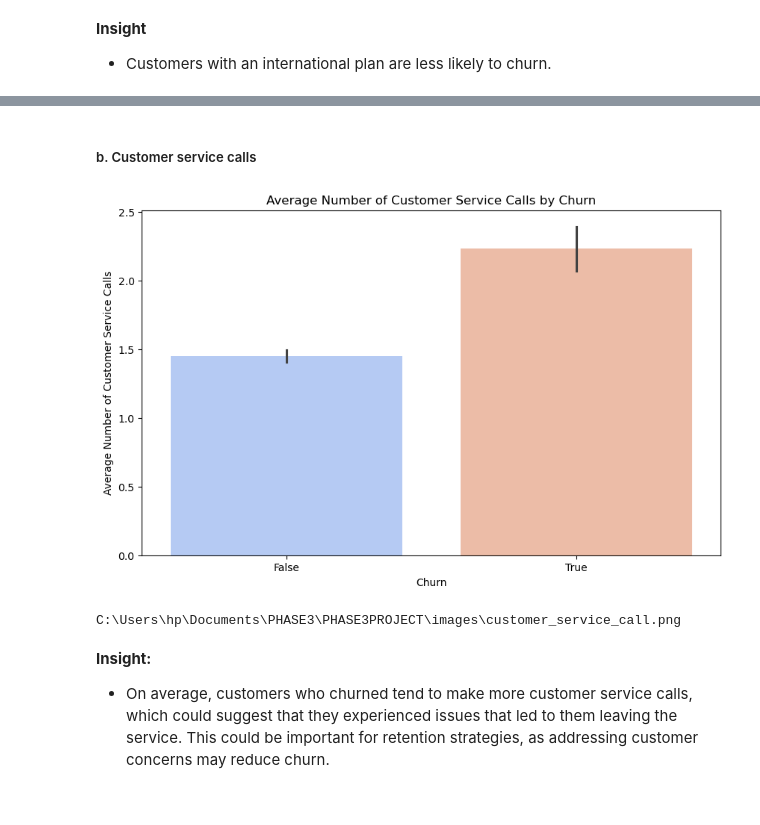
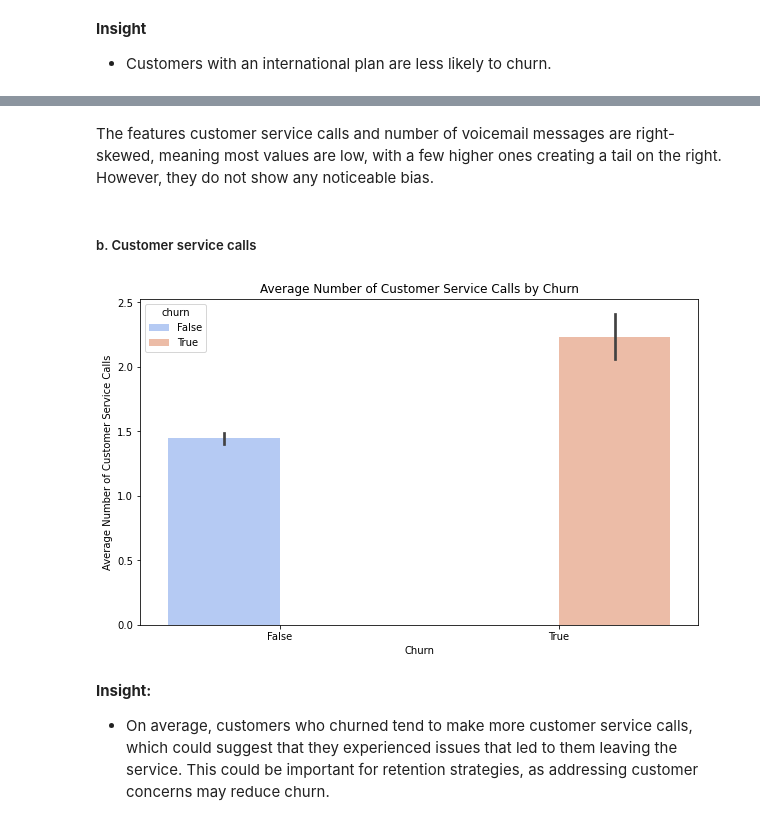
Before and after one commit to jane632/Churn-Prediction, a Jupyter notebook: churn_analysis.ipynb, the cells around one changed output, grey strips where cells are left out. Drawn from its saved outputs; the diff is of its cells as text; code cells hidden in the pictures.

```diff
--- a/churn_analysis.ipynb
+++ b/churn_analysis.ipynb
@@ -184,4 +199,5 @@ churn_analysis_df.describe()
 # %%
 #Dropping irrelevant columns
 #Dropping the 'phone number' column
-churn_analysis_df= churn_analysis_df.drop("phone number", axis=1)
+data = data.drop('phone number', axis = 1)
+data
@@ -267,4 +242,5 @@ Name: count, dtype: int64
 # %%
+
 # Mapping of state abbreviations to full state names
 state_in_full = {
     'WV': 'West Virginia',
@@ -321,10 +297,10 @@ state_in_full = {
 }
 
 # state abbreviations with full names in the dataset
-churn_analysis_df2['state'] = churn_analysis_df2['state'].replace(state_in_full)
+data['state'] = data['state'].replace(state_in_full)
 
 # Checking for the changes
-print(churn_analysis_df2[['state']].head())
+print(data[['state']].head())
 # %% [output]
         state
 0      Kansas
@@ -591,0 +432,2 @@ C:\Users\hp\Documents\PHASE3\PHASE3PROJECT\images\total_charges_churn_rate.png
+# %%
+data['area code'] = data['area code'].astype('category')
@@ -592,29 +462,25 @@ C:\Users\hp\Documents\PHASE3\PHASE3PROJECT\images\total_charges_churn_rate.png
+# %% [markdown]
+The features customer service calls and number of voicemail messages are right-skewed, meaning most values are low, with a few higher ones creating a tail on the right. However, they do not show any noticeable bias.
 # %% [markdown]
 ##### b. Customer service calls
 # %%
-def visualize_churn_relationship(data, feature, title, ylabel, save_as):
+def visualize_churn_relationship(data, feature, title, ylabel):
     #visualize the churn relationshikp
     plt.figure(figsize=(10, 6))
-    sns.barplot(x='churn', y=feature, data=data, estimator=np.mean, palette='coolwarm', legend = False,hue = 'churn')
+    sns.barplot(x='churn', y=feature, data=data, estimator=np.mean, palette='coolwarm',hue = 'churn')
     plt.title(title)
     plt.xlabel('Churn')
     plt.ylabel(ylabel)
-    plt.savefig(save_as, dpi=300, bbox_inches='tight')
     plt.show()
 # %%
 visualize_churn_relationship(
-    data=churn_analysis_df2,
+    data = data,
     feature='customer service calls',
     title='Average Number of Customer Service Calls by Churn',
     ylabel='Average Number of Customer Service Calls',
-    save_as='customer_service_call.png'
 )
 # %% [output]
-[figure, old version]
+[figure, new version]
-# %%
-FileLink('images/customer_service_call.png')
-# %% [output]
-C:\Users\hp\Documents\PHASE3\PHASE3PROJECT\images\customer_service_call.png
 # %% [markdown]
 **Insight:**
 
```
Also changed, not shown: parts of 189 cells of this notebook, 17 other files.
